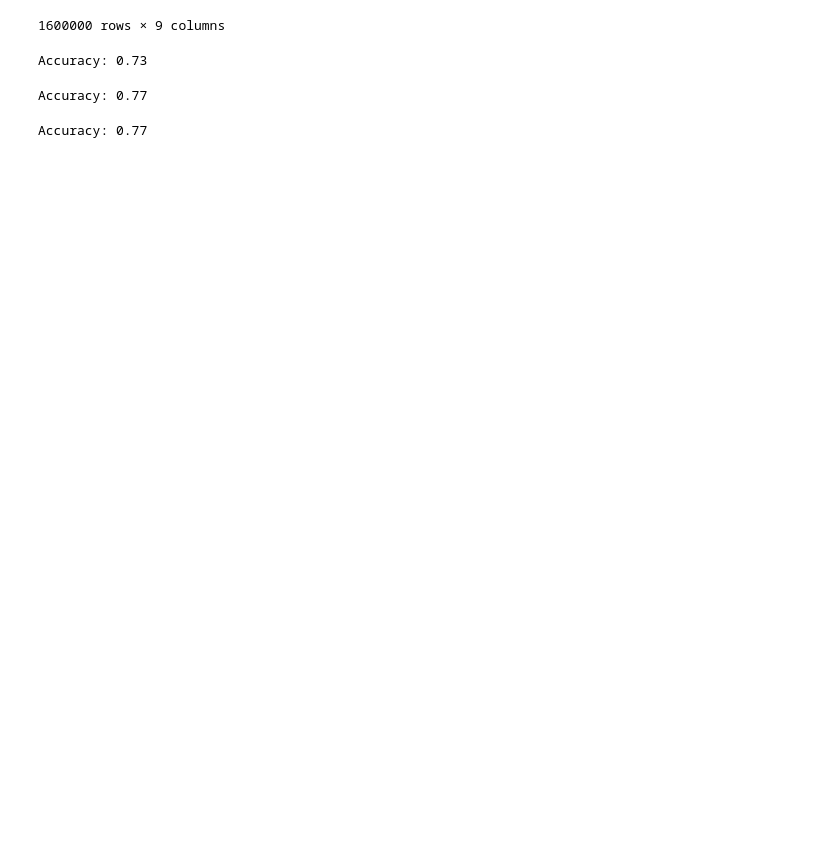
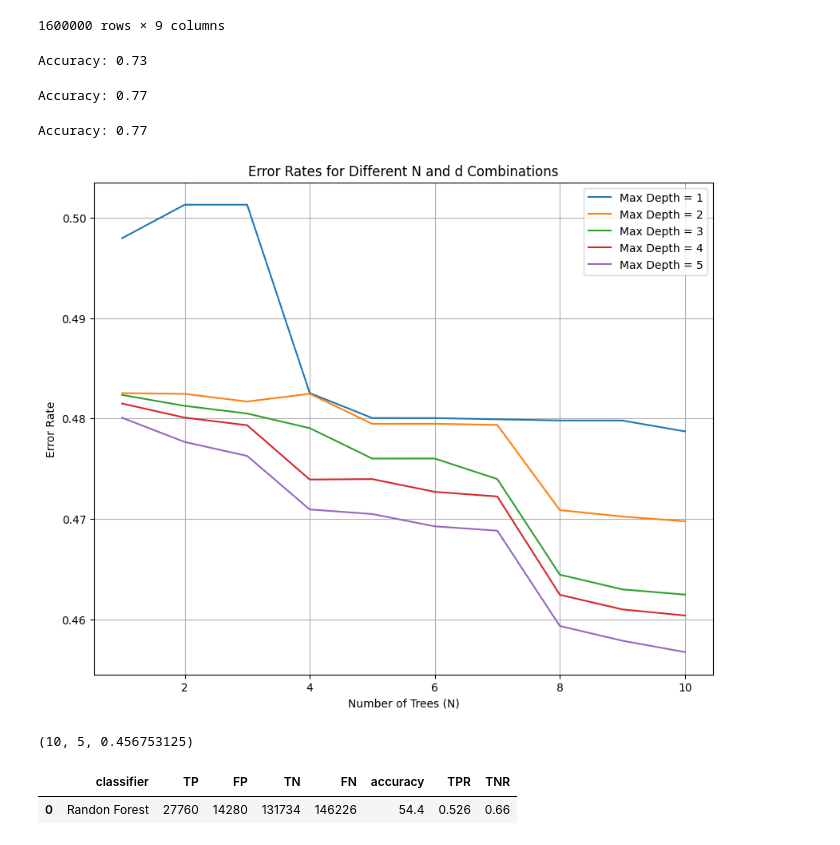
Before and after one commit to AnanthaPadmanaban-KrishnaKumar/Sentiment-Analysis---NLP, a Jupyter notebook: sentiment_main.ipynb, the cells around one changed output. Saved outputs shown, nothing was run; the diff lists cells and outputs as text; code cells hidden in the pictures; blank space fills up the shorter version.

```diff
--- a/sentiment_main.ipynb
+++ b/sentiment_main.ipynb
@@ -194,6 +191,7 @@ from sklearn.feature_extraction.text import TfidfVectorizer
 tfidf_vectorizer = TfidfVectorizer()
 X_tfidf = tfidf_vectorizer.fit_transform(sentiment_df['cleaned_text'])
 # %%
+y = sentiment_df['sentiment']
 X_train, X_test, y_train, y_test = train_test_split(X_tfidf, y, test_size=0.2, random_state=42)
 
 classifier = LogisticRegression(max_iter=1000)
@@ -205,13 +203,46 @@ accuracy = accuracy_score(y_test, y_pred)
 print(f'Accuracy: {accuracy:.2f}')
 # %% [output]
 Accuracy: 0.77
+# %%
+N = range(1, 11)
+D = range(1, 6)
+error_rates = np.zeros((len(N), len(D)))
+
+for i, n in enumerate(N):
+    for j, d in enumerate(D):
+        model = RandomForestClassifier(n_estimators=n, max_depth=d, criterion='entropy', random_state=42)
+        model.fit(X_train, y_train)
+        predictions = model.predict(X_test)
+        error_rate = 1 - accuracy_score(y_test, predictions)
+        error_rates[i, j] = error_rate
+
+plt.figure(figsize=(10, 8))
+for i, d in enumerate(D):
+    plt.plot(N, error_rates[:, i], label=f'Max Depth = {d}')
+plt.xlabel('Number of Trees (N)')
+plt.ylabel('Error Rate')
+plt.title('Error Rates for Different N and d Combinations')
+plt.legend()
+plt.grid(True)
+plt.show()
+# %% [output]
+[figure, added]
+# %%
+min_error_index = np.unravel_index(np.argmin(error_rates, axis=None), error_rates.shape)
+optimal_N = N[min_error_index[0]]
+optimal_d = D[min_error_index[1]]
+optimal_error_rate = error_rates[min_error_index]
+
+optimal_N, optimal_d, optimal_error_rate
+# %% [output]
+(10, 5, 0.456753125)
 # %%
 RandonForest = RandomForestClassifier(n_estimators=optimal_N, max_depth=optimal_d, random_state=42)
-RandonForest.fit(X_nvda_classifier_training, y_nvda_classifier_training)
-RandonForest_predictions = RandonForest.predict(X_nvda_classifier_testing)
+RandonForest.fit(X_train, y_train)
+RandonForest_predictions = RandonForest.predict(X_test)
 
-RandonForest_accuracy = accuracy_score(y_nvda_classifier_testing, RandonForest_predictions)
-RandonForest_confussion = confusion_matrix(RandonForest_predictions, y_nvda_classifier_testing)
+RandonForest_accuracy = accuracy_score(y_test, RandonForest_predictions)
+RandonForest_confussion = confusion_matrix(RandonForest_predictions, y_test)
 
 RandonForest_TN = RandonForest_confussion[0, 0]  # True Negatives
 RandonForest_FP = RandonForest_confussion[0, 1]  # False Positives
@@ -234,3 +265,6 @@ RandonForest_PerformanceMeasure = {
 
 RandonForest_PerformanceMeasure = pd.DataFrame(RandonForest_PerformanceMeasure)
 RandonForest_PerformanceMeasure
+# %% [output]
+|  | classifier | TP | FP | TN | FN | accuracy | TPR | TNR |
+| 0 | Randon Forest | 27760 | 14280 | 131734 | 146226 | 54.4 | 0.526 | 0.66 |
```
Also changed, not shown: parts of 9 cells of this notebook.
